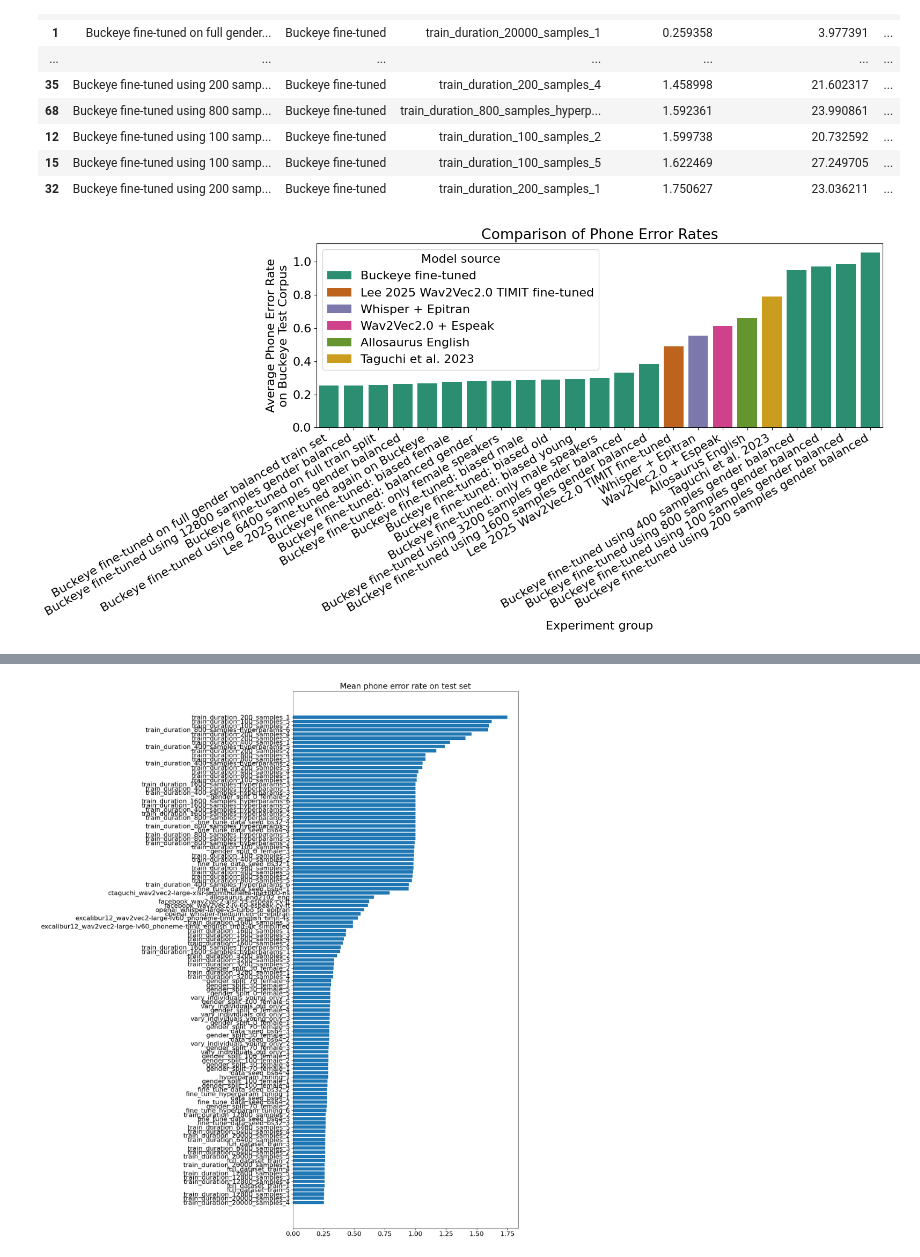
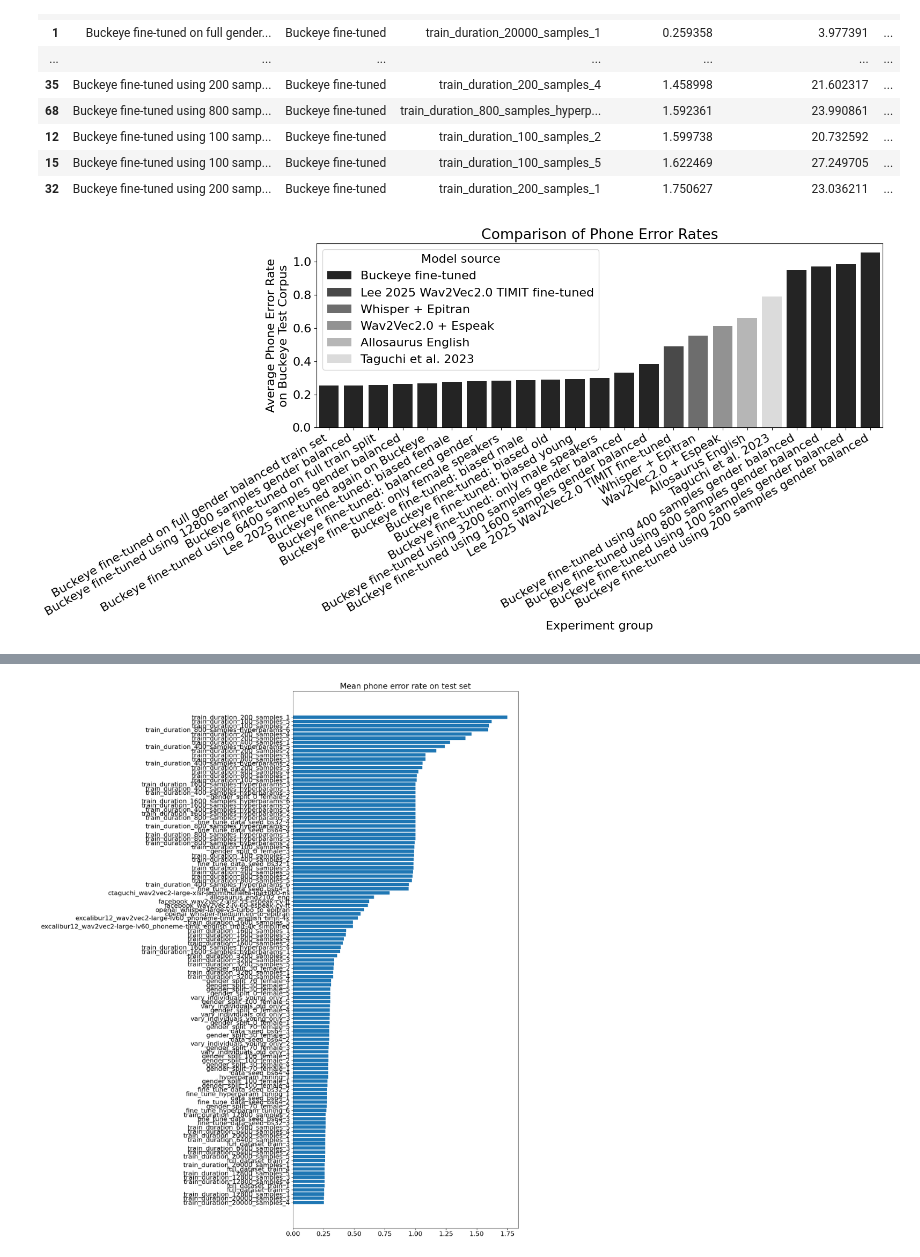
Before and after one commit to UMassCDS/wav2ipa, a Jupyter notebook: notebooks/amp_presentation/amp_evaluation_analysis.ipynb, the cells around one changed output, grey strips where cells are left out. Cells and saved outputs as stored; diff of their text form; code cells hidden in the pictures.

```diff
--- a/notebooks/amp_presentation/amp_evaluation_analysis.ipynb
+++ b/notebooks/amp_presentation/amp_evaluation_analysis.ipynb
@@ -16,7 +16,8 @@ import matplotlib.pyplot as plt
 import pandas as pd
 import seaborn as sns
 
-sns.color_palette("colorblind")
+PALETTE = "gist_gray"
+sns.color_palette(PALETTE)
 font = {"size": 16}
 matplotlib.rc("font", **font)
 plt.rcParams["figure.figsize"] = (12, 12)
@@ -272,15 +273,15 @@ display(model_type_means)
 # %%
 # Compare the average phone error rate for the best model in each group
 plt.figure(figsize=(16, 8))
 g = sns.barplot(
-    data=best_experiment_in_group, x=exp_group_display_key, y="phone_error_rates", hue="Model source", palette="Dark2"
+    data=best_experiment_in_group, x=exp_group_display_key, y="phone_error_rates", hue="Model source", palette=PALETTE
 )
 g.set_xticklabels(g.get_xticklabels(), rotation=30, horizontalalignment='right')
 g.set_title("Comparison of Phone Error Rates")
 g.set_ylabel("Average Phone Error Rate\non Buckeye Test Corpus")
 plt.tight_layout()
 # %% [output]
-[figure, old version]
+[figure, new version]
 # %%
 best_experiment_in_group[~best_experiment_in_group["experiment_label"].str.startswith("train_duration")]
 # %% [output]
```
Also changed, not shown: parts of 5 cells of this notebook, 2 other files.
